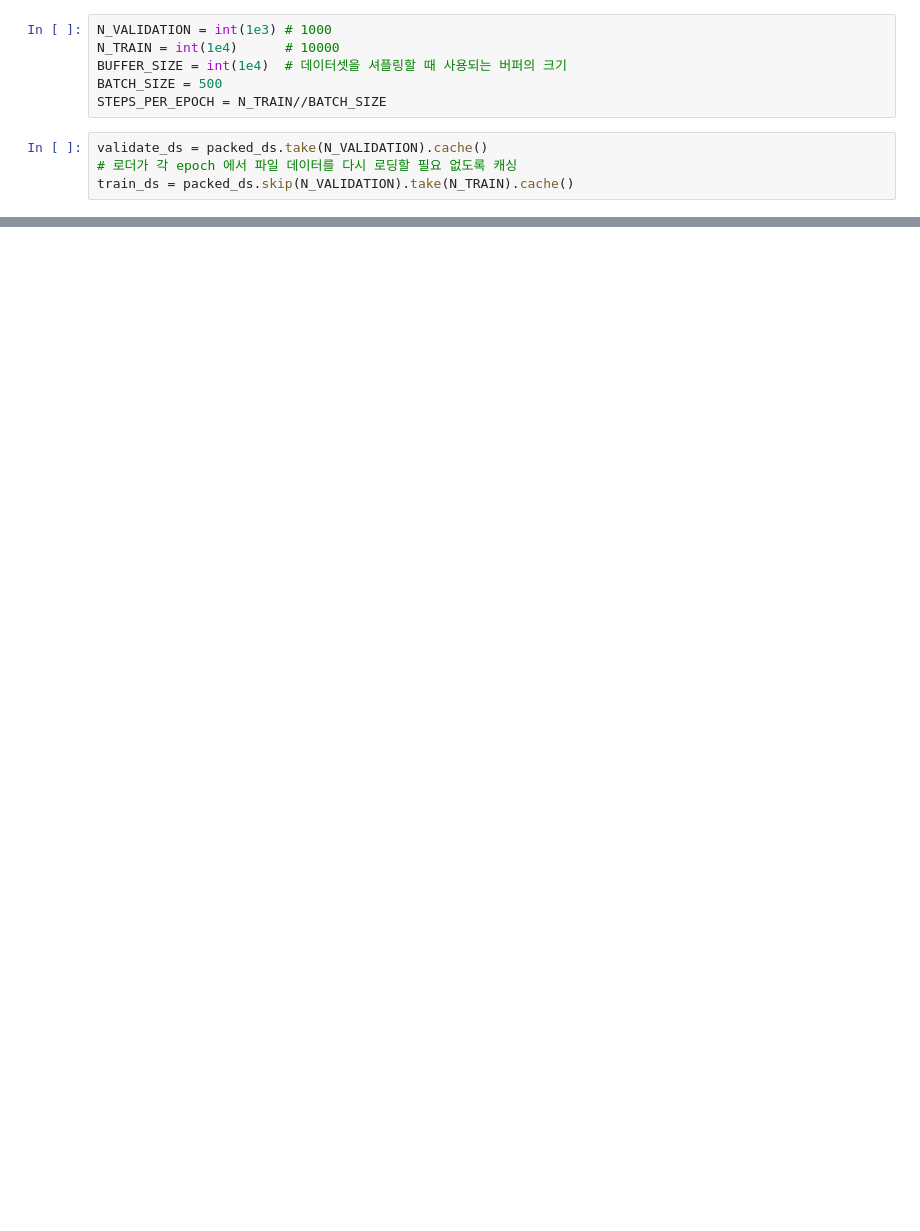
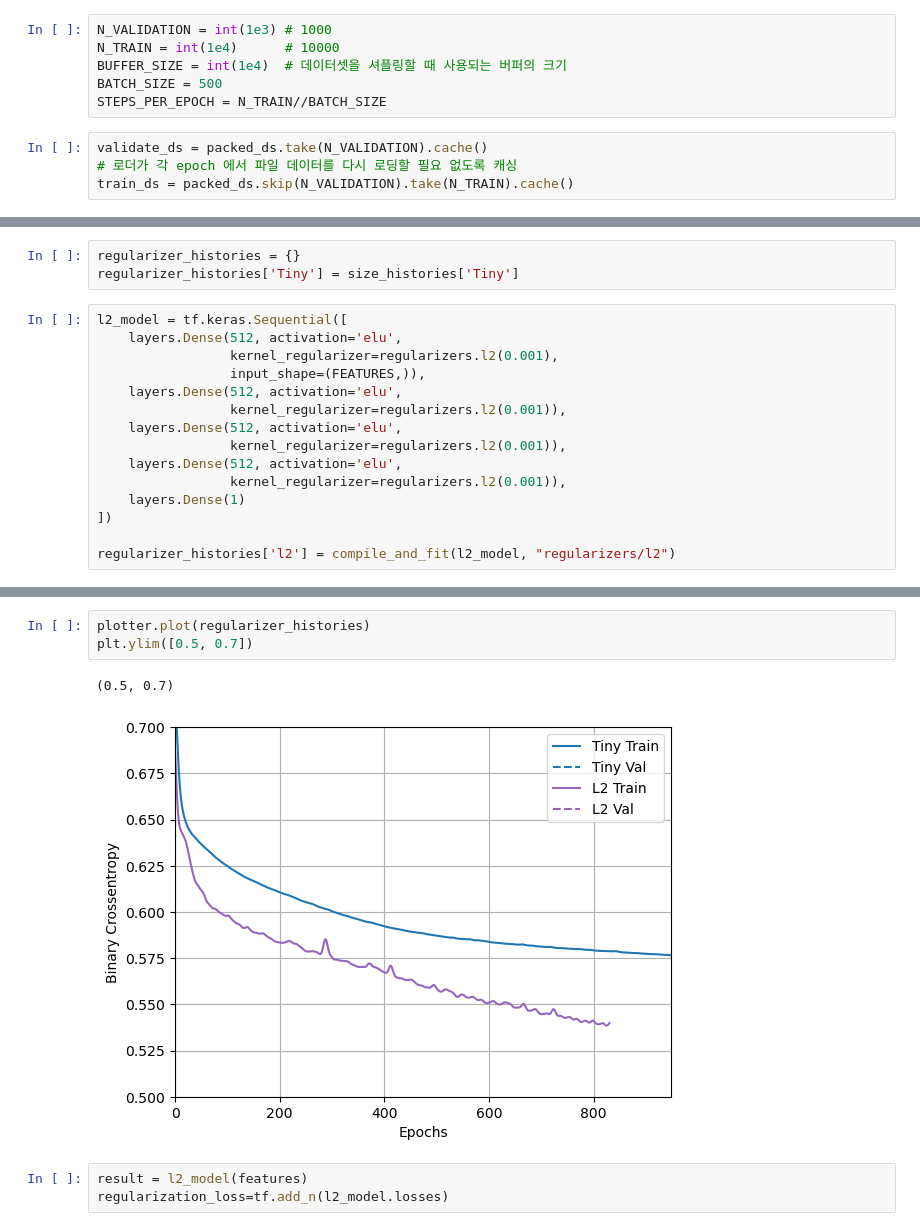
Before and after one commit to Silvercastle/HDAT, a Jupyter notebook: SMJ/2_과적합_및_과소적합/240404.ipynb, the cells around one changed output, grey strips where cells are left out. Saved outputs shown, nothing was run; the diff lists cells and outputs as text; blank space fills up the shorter version.

```diff
--- a/SMJ/2_과적합_및_과소적합/240404.ipynb
+++ b/SMJ/2_과적합_및_과소적합/240404.ipynb
@@ -104,0 +345,18 @@ train_ds
+# %%
+regularizer_histories = {}
+regularizer_histories['Tiny'] = size_histories['Tiny']
+# %%
+l2_model = tf.keras.Sequential([
+    layers.Dense(512, activation='elu',
+                 kernel_regularizer=regularizers.l2(0.001),
+                 input_shape=(FEATURES,)),
+    layers.Dense(512, activation='elu',
+                 kernel_regularizer=regularizers.l2(0.001)),
+    layers.Dense(512, activation='elu',
+                 kernel_regularizer=regularizers.l2(0.001)),
+    layers.Dense(512, activation='elu',
+                 kernel_regularizer=regularizers.l2(0.001)),
+    layers.Dense(1)
+])
+
+regularizer_histories['l2'] = compile_and_fit(l2_model, "regularizers/l2")
@@ -104,0 +399,9 @@ train_ds
+# %%
+plotter.plot(regularizer_histories)
+plt.ylim([0.5, 0.7])
+# %% [output]
+(0.5, 0.7)
+[figure, added]
+# %%
+result = l2_model(features)
+regularization_loss=tf.add_n(l2_model.losses)
```
Also changed, not shown: parts of 33 cells of this notebook, 2 other files.
